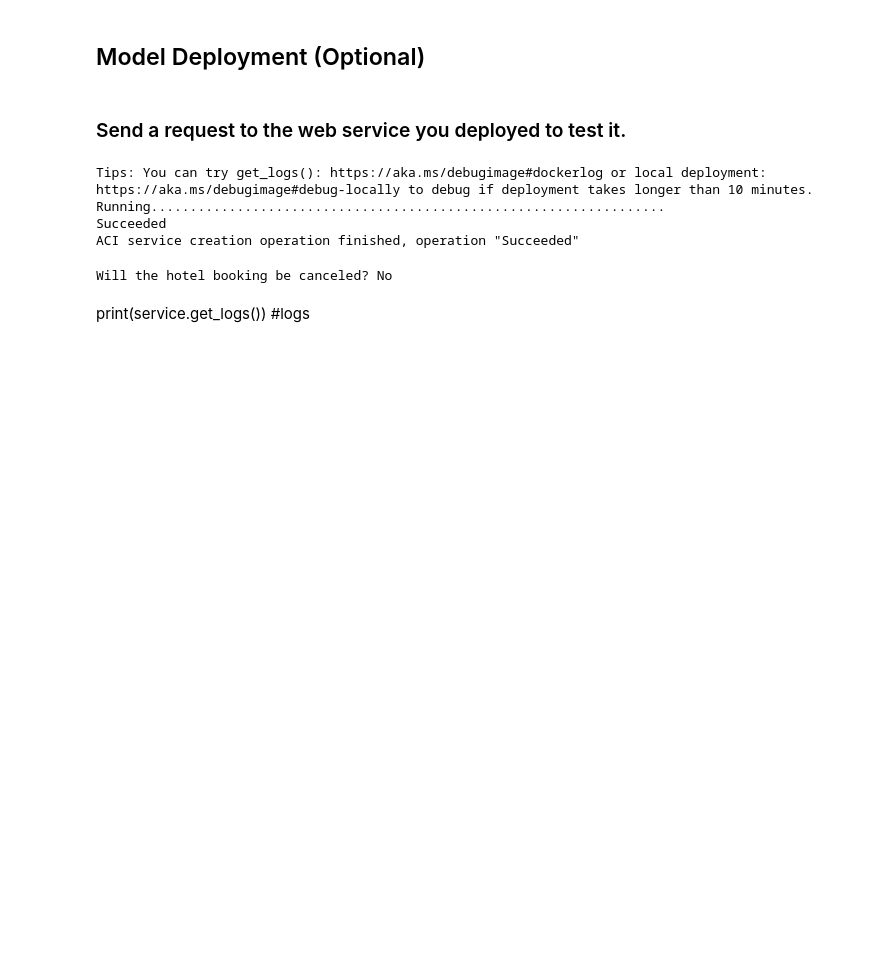
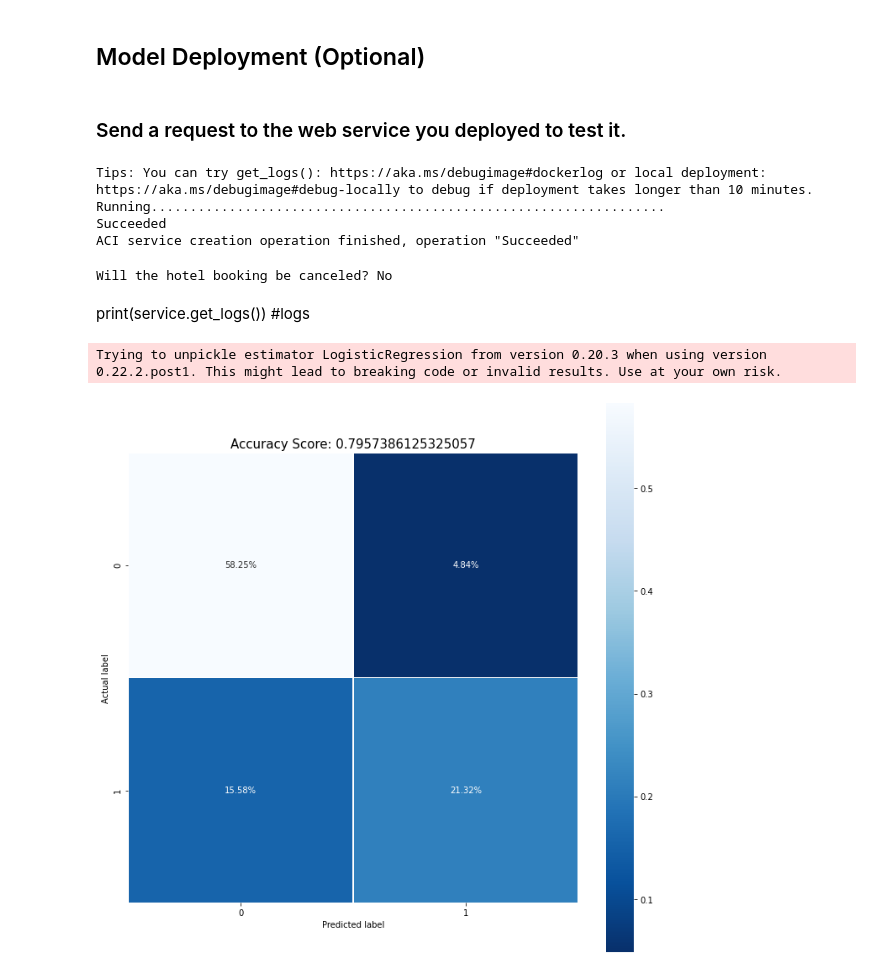
Before and after one commit to ketcx/mle-capstone-project, a Jupyter notebook: hyperparameter_tuning.ipynb, the cells around one changed output. Cells and saved outputs as stored; diff of their text form; code cells hidden in the pictures; blank space fills up the shorter version.

```diff
--- a/hyperparameter_tuning.ipynb
+++ b/hyperparameter_tuning.ipynb
@@ -236,0 +239,48 @@ print(service.get_logs()) #logs
+# %%
+from sklearn.preprocessing import LabelEncoder
+from sklearn.model_selection import train_test_split
+from sklearn.linear_model import LogisticRegression
+
+from sklearn.metrics import confusion_matrix
+from sklearn.metrics import classification_report
+
+import matplotlib.pyplot as plt
+import numpy as np
+
+import joblib
+import seaborn as sns
+
+df_cleaned = df.copy()
+le = LabelEncoder()
+categorical_features = list(df_cleaned.columns[df_cleaned.dtypes == object])
+df_cleaned[categorical_features] = df_cleaned[categorical_features].apply(lambda x: le.fit_transform(x))
+
+model.download(target_dir='outputs/', exist_ok=True, exists_ok=None)
+
+#model
+lr_model = joblib.load('outputs/modelht.pkl')
+
+#data
+x = df_cleaned.drop(['is_canceled'], axis=1)
+y = df_cleaned['is_canceled']
+
+x_train, x_test, y_train, y_test = train_test_split(x, y, test_size=0.20, shuffle=True)
+
+#prediction
+predictions = lr_model.predict(x_test)
+
+#score
+score = lr_model.score(x_test, y_test)
+
+#confusion matrix
+cm = confusion_matrix(y_test, predictions)
+
+plt.figure(figsize=(12,12))
+sns.heatmap(cm/np.sum(cm), annot=True, fmt=".2%", linewidths=.5, square = True, cmap = 'Blues_r');
+plt.ylabel('Actual label');
+plt.xlabel('Predicted label');
+all_sample_title = 'Accuracy Score: {0}'.format(score)
+plt.title(all_sample_title, size = 15);
+# %% [output]
+Trying to unpickle estimator LogisticRegression from version 0.20.3 when using version 0.22.2.post1. This might lead to breaking code or invalid results. Use at your own risk.
+[figure, added]
```
Also changed, not shown: parts of 3 cells of this notebook, 3 other files.
